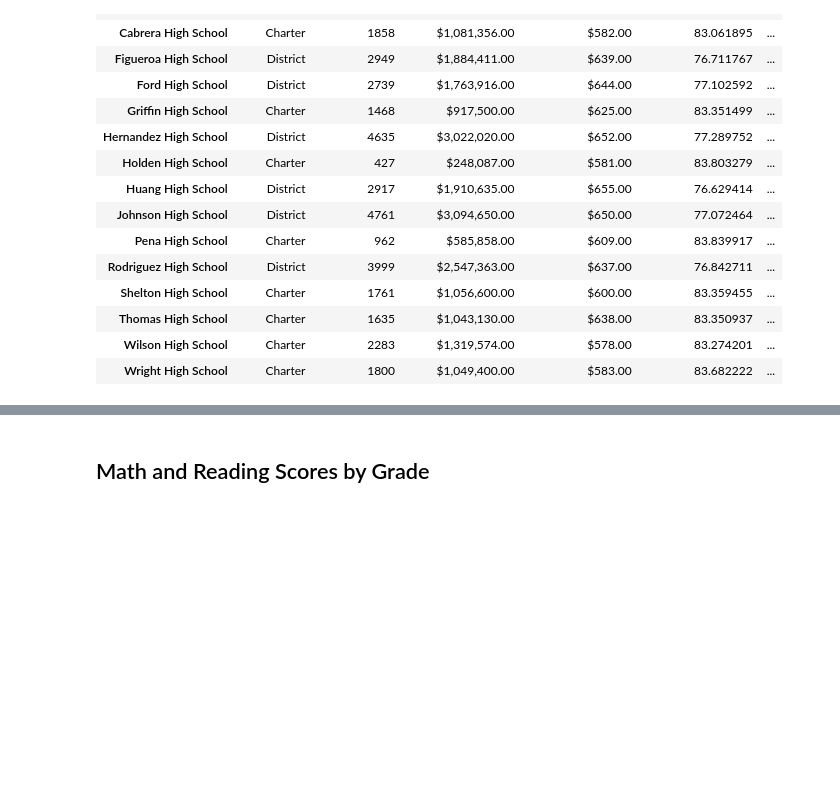
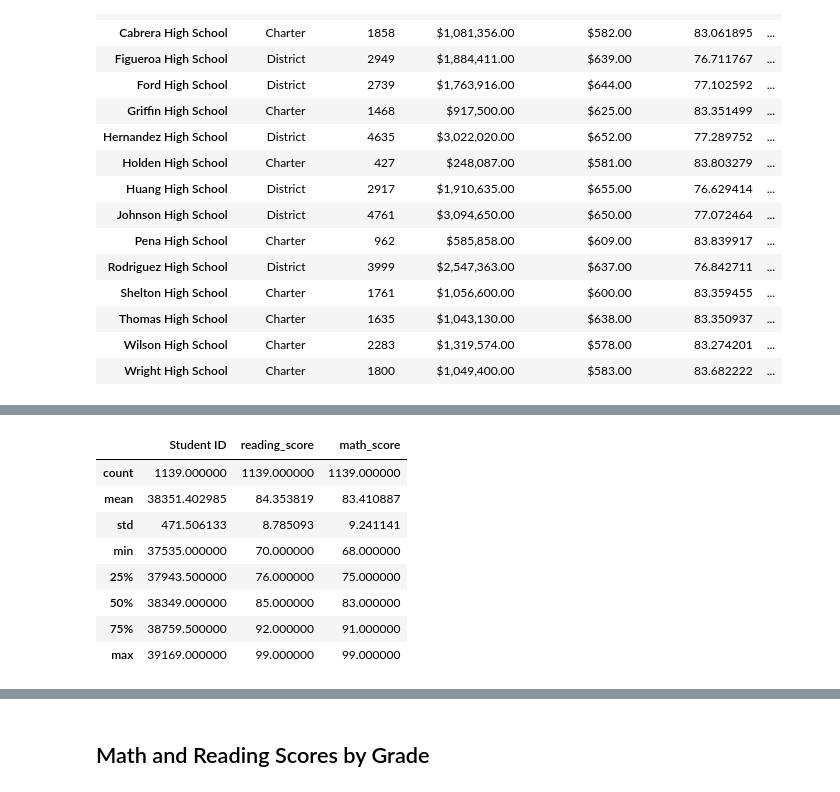
Before and after one commit to brendan-oi/School_District_Analysis, a Jupyter notebook: PyCitySchools_Challenge.ipynb, the cells around one changed output, grey strips where cells are left out. Drawn from its saved outputs; the diff is of its cells as text; code cells hidden in the pictures; blank space fills up the shorter version.

```diff
--- a/PyCitySchools_Challenge.ipynb
+++ b/PyCitySchools_Challenge.ipynb
@@ -253,8 +276,18 @@ THS_passing_math = student_data_df.loc[(student_data_df["school_name"]=="Thomas
 # %%
 # Step 7. Get all the students passing reading from THS
 THS_passing_reading = student_data_df.loc[(student_data_df["school_name"]=="Thomas High School")
                                   & (student_data_df["reading_score"] >= 70)]
-#THS_passing_reading.describe()
+THS_passing_reading.describe()
+# %% [output]
+|  | Student ID | reading_score | math_score |
+| count | 1139.000000 | 1139.000000 | 1139.000000 |
+| mean | 38351.402985 | 84.353819 | 83.410887 |
+| std | 471.506133 | 8.785093 | 9.241141 |
+| min | 37535.000000 | 70.000000 | 68.000000 |
+| 25% | 37943.500000 | 76.000000 | 75.000000 |
+| 50% | 38349.000000 | 85.000000 | 83.000000 |
+| 75% | 38759.500000 | 92.000000 | 91.000000 |
+| max | 39169.000000 | 99.000000 | 99.000000 |
 # %%
 # Step 8. Get all the students passing math and reading from THS
 THS_passing_math_reading = student_data_df.loc[(student_data_df["school_name"]=="Thomas High School")
```
Also changed, not shown: parts of 16 cells of this notebook.
